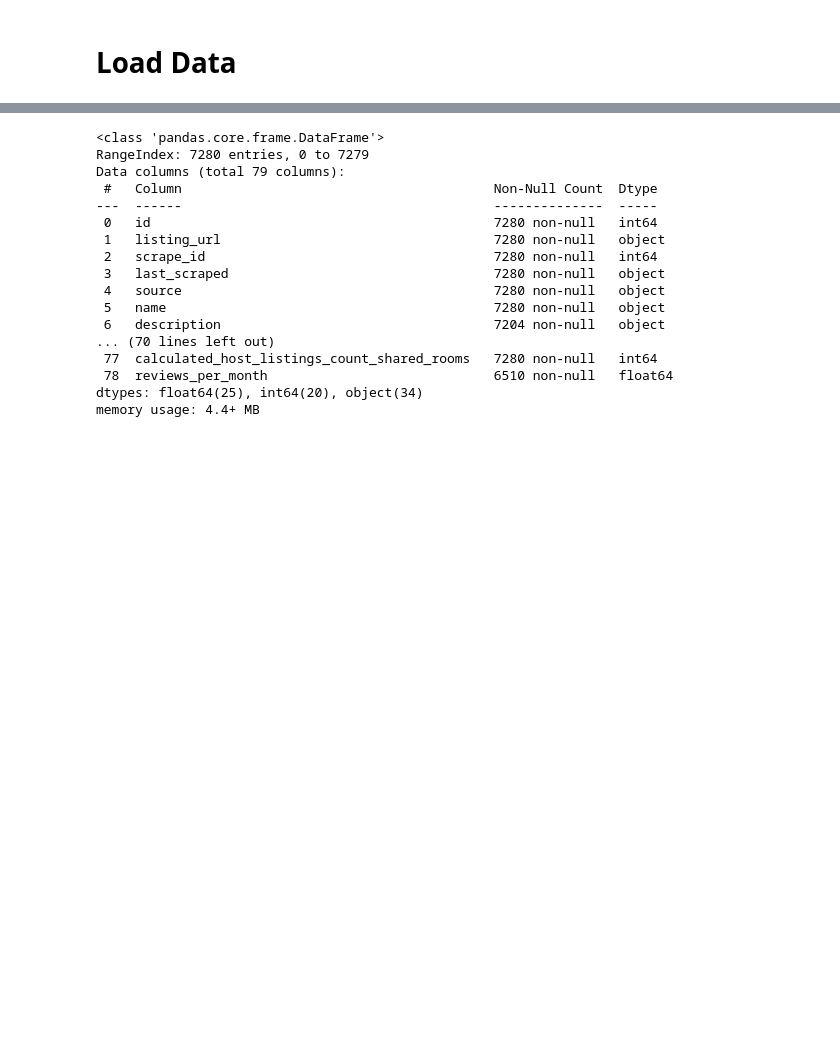
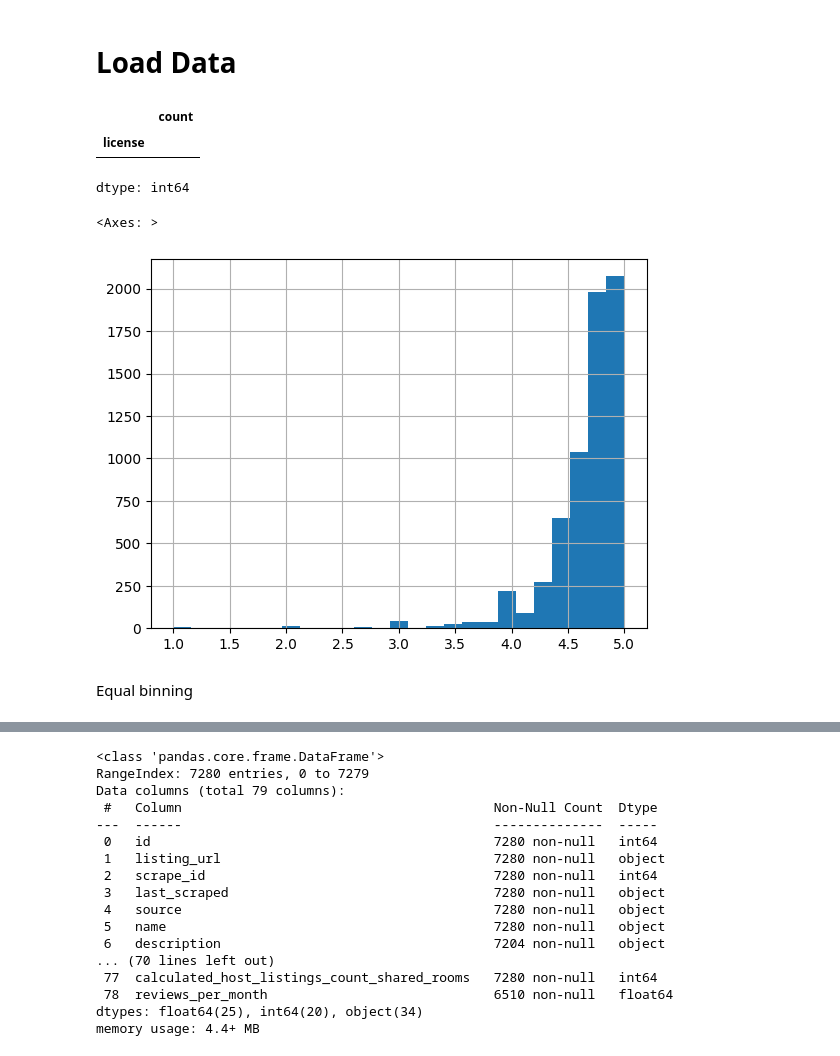
Before and after one commit to carn51/Assignment-1, a Jupyter notebook: 2026_DSLab2_a3(3).ipynb, the cells around one changed output, grey strips where cells are left out. Drawn from its saved outputs; the diff is of its cells as text; code cells hidden in the pictures; blank space fills up the shorter version.

```diff
--- a/2026_DSLab2_a3(3).ipynb
+++ b/2026_DSLab2_a3(3).ipynb
@@ -81,3 +86,20 @@ Feel free to develop either of these ideas or one of your own, and see where the
 \\
 # %% [markdown]
 # Load Data
+# %%
+data = pd.read_csv('/content/listings.csv.gz')
+#dfc with c for classification
+dfc = pd.DataFrame(data)
+dfc.head(3)
+dfc['license'].value_counts()
+# %% [output]
+|  | count |
+| license |  |
+dtype: int64
+# %%
+dfc['review_scores_value'].hist(bins=25)
+# %% [output]
+<Axes: >
+[figure, added]
+# %% [markdown]
+Equal binning
```
Also changed, not shown: parts of 61 cells of this notebook.
